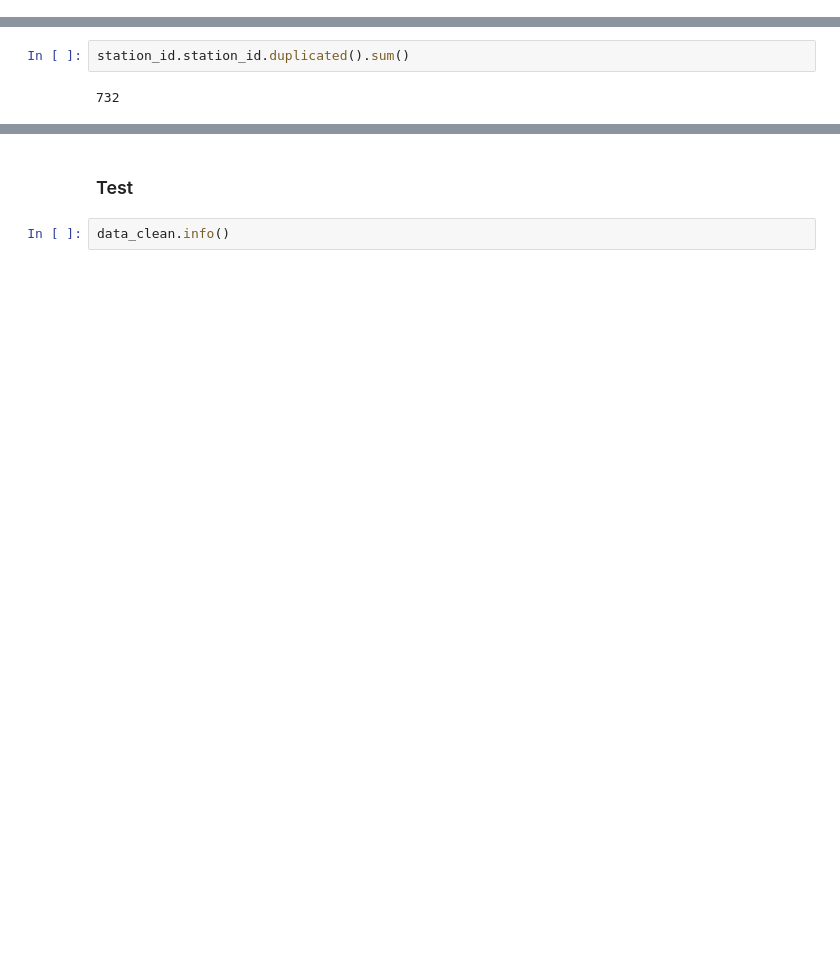
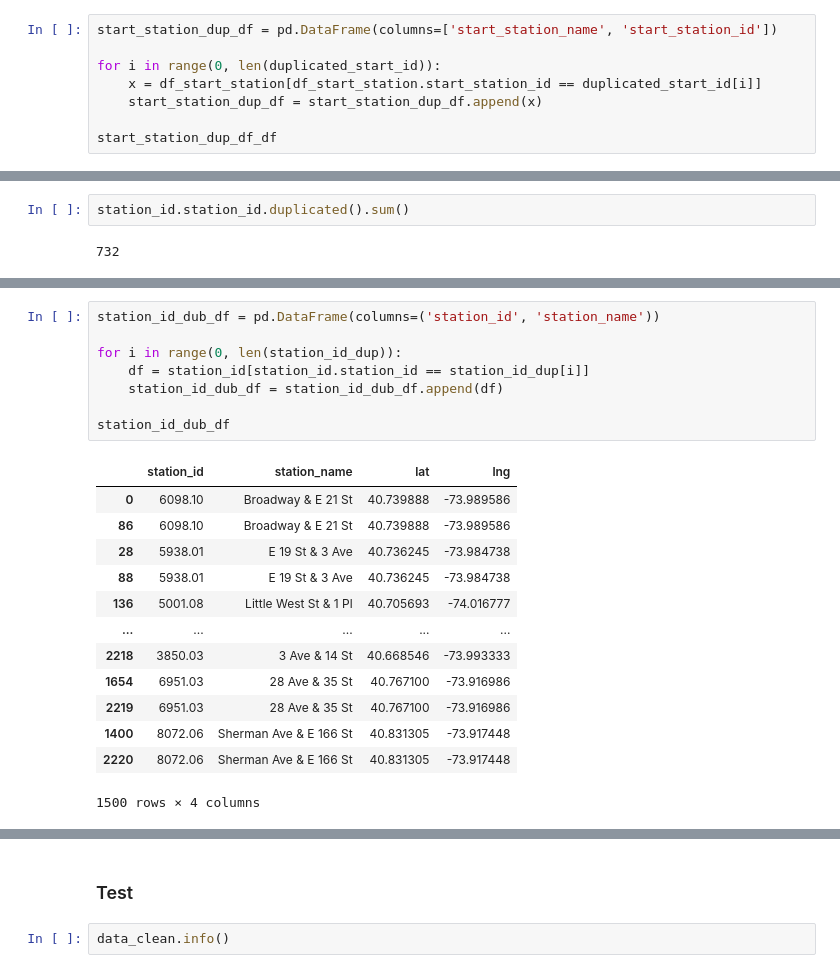
Before and after one commit to anneruhnke/bikesharing, a Jupyter notebook: bikesharing.ipynb, the cells around one changed output, grey strips where cells are left out. Drawn from its saved outputs; the diff is of its cells as text; blank space fills up the shorter version.

```diff
--- a/bikesharing.ipynb
+++ b/bikesharing.ipynb
@@ -253,0 +258,8 @@ for i in range(0, len(df_start_station)):
+# %%
+start_station_dup_df = pd.DataFrame(columns=['start_station_name', 'start_station_id'])
+
+for i in range(0, len(duplicated_start_id)):
+    x = df_start_station[df_start_station.start_station_id == duplicated_start_id[i]]
+    start_station_dup_df = start_station_dup_df.append(x)
+
+start_station_dup_df_df
@@ -540,0 +469,22 @@ station_id_result
+# %%
+station_id_dub_df = pd.DataFrame(columns=('station_id', 'station_name'))
+
+for i in range(0, len(station_id_dup)):
+    df = station_id[station_id.station_id == station_id_dup[i]]
+    station_id_dub_df = station_id_dub_df.append(df)
+
+station_id_dub_df
+# %% [output]
+|  | station_id | station_name | lat | lng |
+| 0 | 6098.10 | Broadway & E 21 St | 40.739888 | -73.989586 |
+| 86 | 6098.10 | Broadway & E 21 St | 40.739888 | -73.989586 |
+| 28 | 5938.01 | E 19 St & 3 Ave | 40.736245 | -73.984738 |
+| 88 | 5938.01 | E 19 St & 3 Ave | 40.736245 | -73.984738 |
+| 136 | 5001.08 | Little West St & 1 Pl | 40.705693 | -74.016777 |
+| ... | ... | ... | ... | ... |
+| 2218 | 3850.03 | 3 Ave & 14 St | 40.668546 | -73.993333 |
+| 1654 | 6951.03 | 28 Ave & 35 St | 40.767100 | -73.916986 |
+| 2219 | 6951.03 | 28 Ave & 35 St | 40.767100 | -73.916986 |
+| 1400 | 8072.06 | Sherman Ave & E 166 St | 40.831305 | -73.917448 |
+| 2220 | 8072.06 | Sherman Ave & E 166 St | 40.831305 | -73.917448 |
+1500 rows × 4 columns
```
Also changed, not shown: parts of 57 cells of this notebook.
